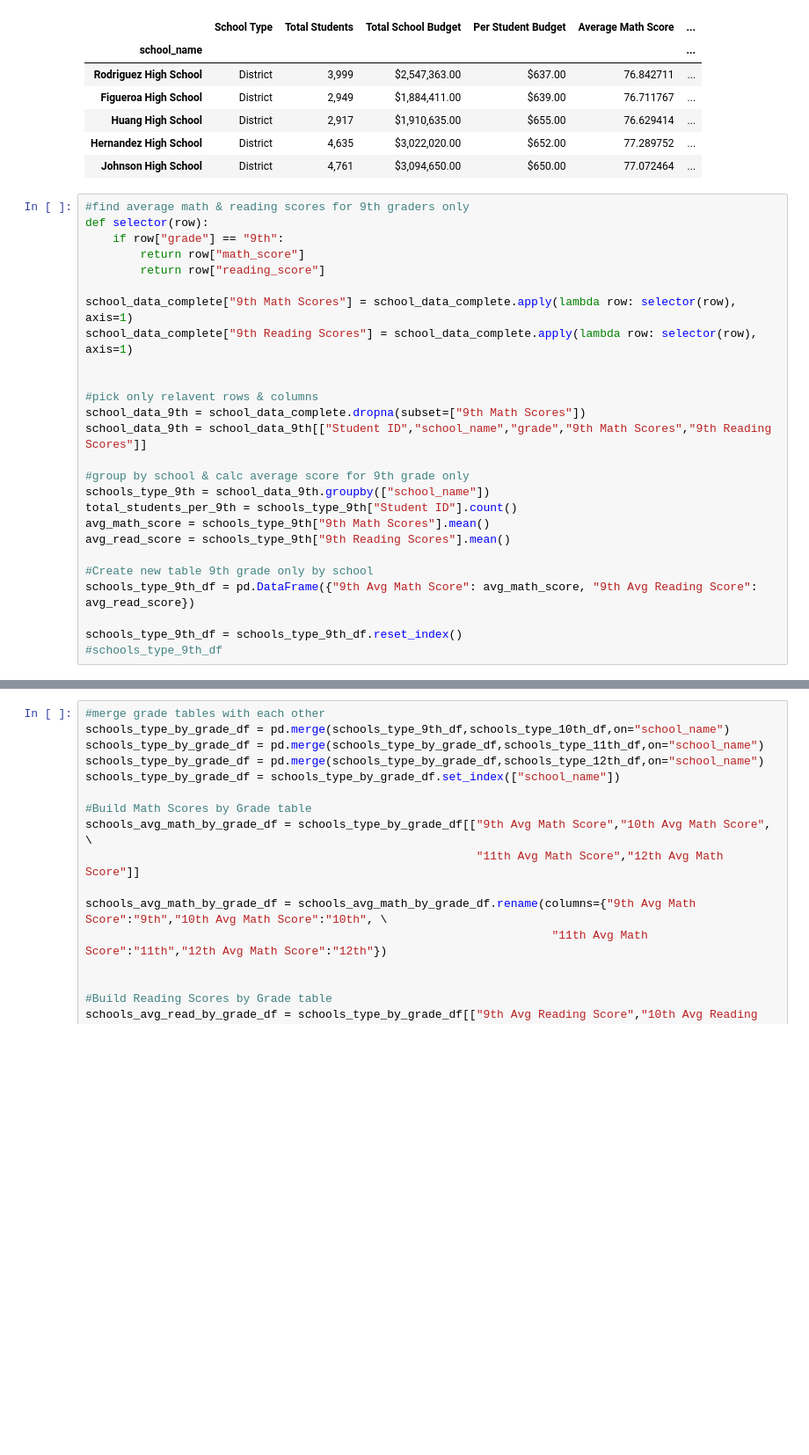
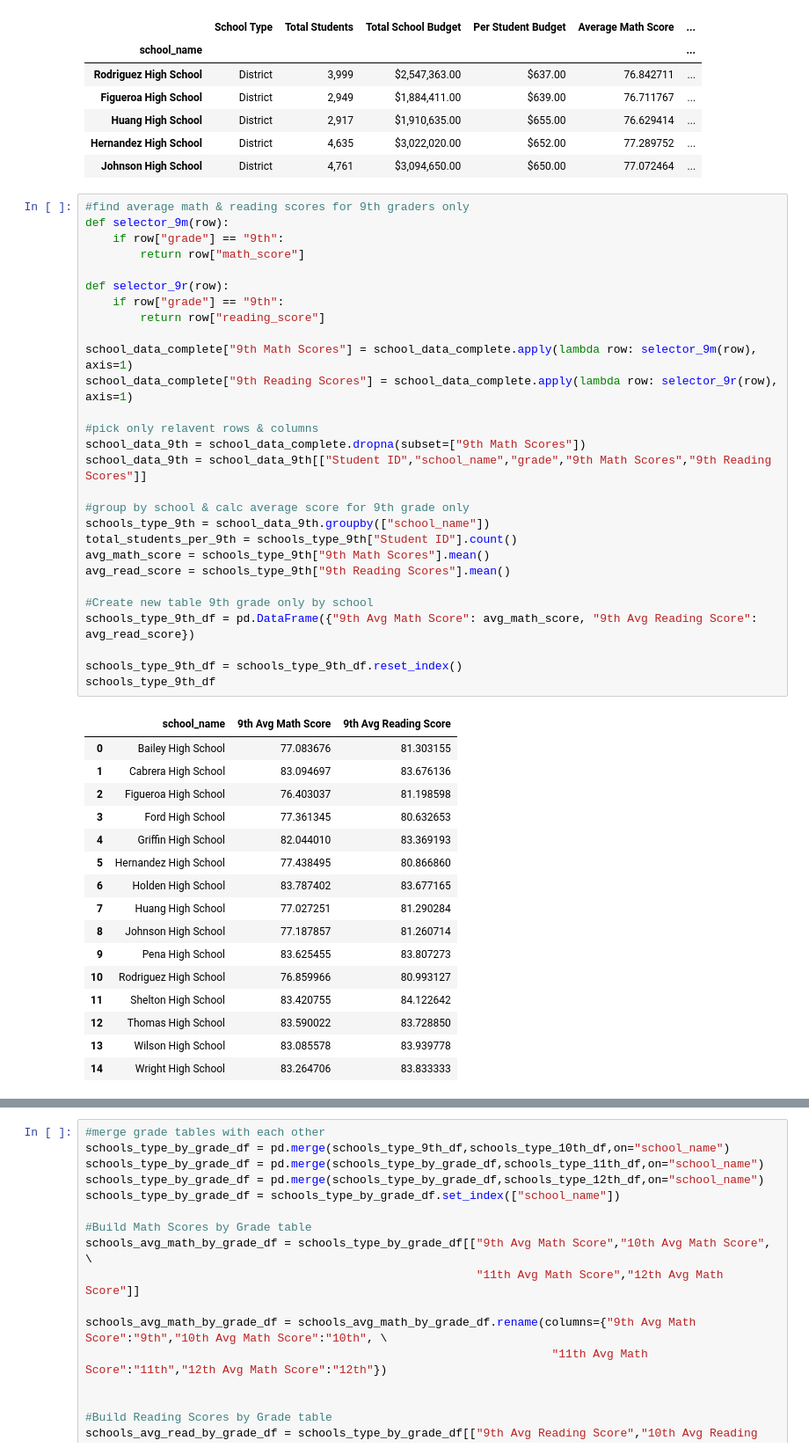
Before and after one commit to mnolker/pandas-challenge, a Jupyter notebook: PyCitySchools/PyCitySchools.ipynb, the cells around one changed output, grey strips where cells are left out. Shown at 88% size. Saved outputs shown, nothing was run; the diff lists cells and outputs as text; blank space fills up the shorter version.

```diff
--- a/PyCitySchools/PyCitySchools.ipynb
+++ b/PyCitySchools/PyCitySchools.ipynb
@@ -214,29 +250,48 @@ schools_top5_df
 | Johnson High School | District | 4,761 | $3,094,650.00 | $650.00 | 77.072464 | ... |
 # %%
 #find average math & reading scores for 9th graders only
-def selector(row):
+def selector_9m(row):
     if row["grade"] == "9th":
         return row["math_score"]
+
+def selector_9r(row):
+    if row["grade"] == "9th":
         return row["reading_score"]
 
-school_data_complete["9th Math Scores"] = school_data_complete.apply(lambda row: selector(row), axis=1)
-school_data_complete["9th Reading Scores"] = school_data_complete.apply(lambda row: selector(row), axis=1)
-
+school_data_complete["9th Math Scores"] = school_data_complete.apply(lambda row: selector_9m(row), axis=1)
+school_data_complete["9th Reading Scores"] = school_data_complete.apply(lambda row: selector_9r(row), axis=1)
 
 #pick only relavent rows & columns
 school_data_9th = school_data_complete.dropna(subset=["9th Math Scores"])
 school_data_9th = school_data_9th[["Student ID","school_name","grade","9th Math Scores","9th Reading Scores"]]
 
 #group by school & calc average score for 9th grade only
 schools_type_9th = school_data_9th.groupby(["school_name"])
 total_students_per_9th = schools_type_9th["Student ID"].count()
 avg_math_score = schools_type_9th["9th Math Scores"].mean()
 avg_read_score = schools_type_9th["9th Reading Scores"].mean()
 
 #Create new table 9th grade only by school
 schools_type_9th_df = pd.DataFrame({"9th Avg Math Score": avg_math_score, "9th Avg Reading Score": avg_read_score})
 
 schools_type_9th_df = schools_type_9th_df.reset_index()
-#schools_type_9th_df
+schools_type_9th_df
+# %% [output]
+|  | school_name | 9th Avg Math Score | 9th Avg Reading Score |
+| 0 | Bailey High School | 77.083676 | 81.303155 |
+| 1 | Cabrera High School | 83.094697 | 83.676136 |
+| 2 | Figueroa High School | 76.403037 | 81.198598 |
+| 3 | Ford High School | 77.361345 | 80.632653 |
+| 4 | Griffin High School | 82.044010 | 83.369193 |
+| 5 | Hernandez High School | 77.438495 | 80.866860 |
+| 6 | Holden High School | 83.787402 | 83.677165 |
+| 7 | Huang High School | 77.027251 | 81.290284 |
+| 8 | Johnson High School | 77.187857 | 81.260714 |
+| 9 | Pena High School | 83.625455 | 83.807273 |
+| 10 | Rodriguez High School | 76.859966 | 80.993127 |
+| 11 | Shelton High School | 83.420755 | 84.122642 |
+| 12 | Thomas High School | 83.590022 | 83.728850 |
+| 13 | Wilson High School | 83.085578 | 83.939778 |
+| 14 | Wright High School | 83.264706 | 83.833333 |
 # %%
 #find average math & reading scores for 10th graders only
```
Also changed, not shown: parts of 8 cells of this notebook.
